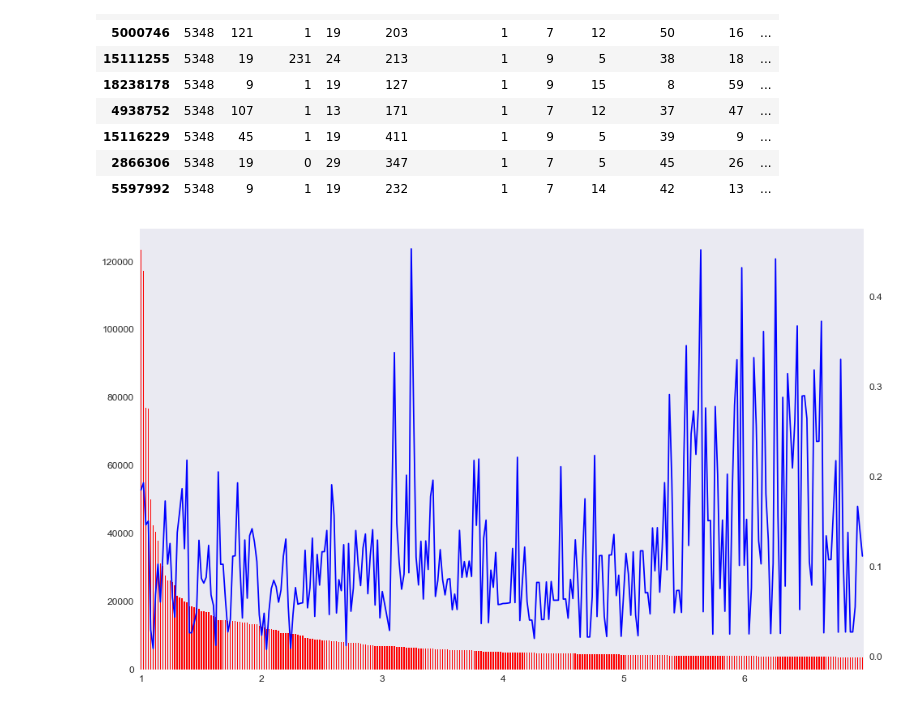
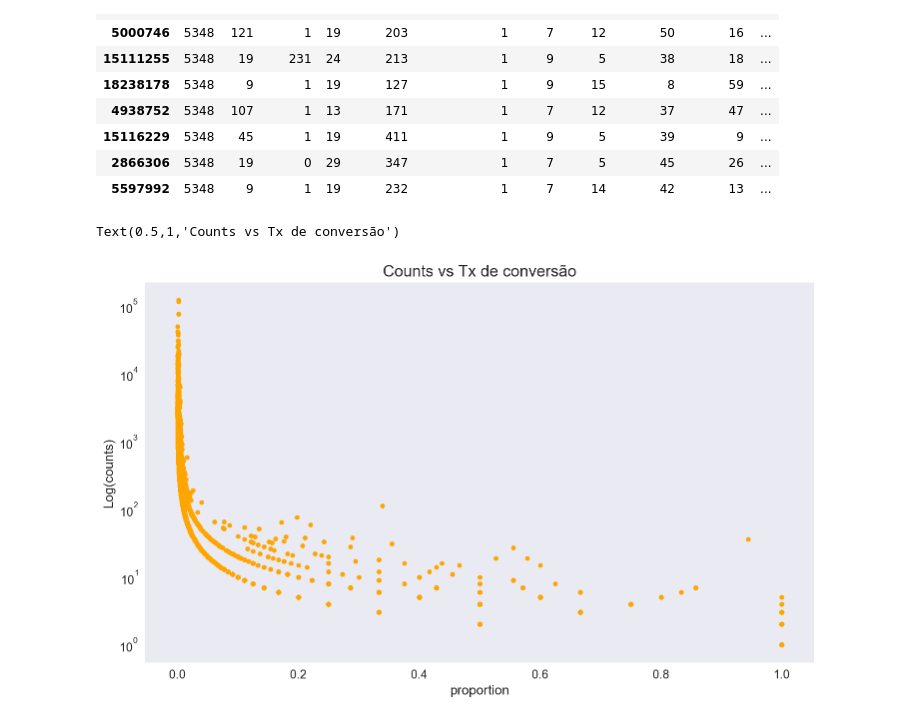
Before and after one commit to rgriva/Kaggle, a Jupyter notebook: EDA-A.ipynb, the cells around one changed output. Saved outputs shown, nothing was run; the diff lists cells and outputs as text; code cells hidden in the pictures.

Commit message:
Resolvido o problema do gráfico. Análise feita até o graf. do num de cliques vs prop de download

```diff
--- a/EDA-A.ipynb
+++ b/EDA-A.ipynb
@@ -200,22 +202,17 @@ train_ip[:10]
 | 2866306 | 5348 | 19 | 0 | 29 | 347 | 1 | 7 | 5 | 45 | 26 | ... |
 | 5597992 | 5348 | 9 | 1 | 19 | 232 | 1 | 7 | 14 | 42 | 13 | ... |
 # %%
-#Gráfico com problemas
 
 clicks = train_ip[['ip','counts']].groupby('ip', as_index=False).mean().sort_values('counts', ascending=False)
 downl = train_ip[['ip', 'is_attributed']].groupby('ip', as_index=False).count().sort_values('is_attributed', ascending=False)
 
 clicks = clicks.merge(downl, on='ip', how='left')
-clicks['proportion'] = 100*clicks['is_attributed']/clicks['counts']
+clicks['proportion'] = clicks['is_attributed']/clicks['counts']
+clicks = clicks[['proportion', 'counts']]
 
-
-fig, axs = plt.subplots(figsize=(16,10))
-
-
-ax = clicks.counts[:300].plot(kind='bar', color='r', ax=axs)
-ax.xaxis.set_major_locator(plt.MaxNLocator(6))
-
-ax1 = clicks.proportion[:300].plot(kind='line', color='b', ax=axs, secondary_y=True)
-ax1.xaxis.set_major_locator(plt.MaxNLocator(6))
+g1 = clicks.plot(kind='scatter', x='proportion', y='counts', color='orange', figsize=(12,7), logy=True)
+g1.set_ylabel('Log(counts)')
+g1.set_title('Counts vs Tx de conversão', fontsize=16)
 # %% [output]
+Text(0.5,1,'Counts vs Tx de conversão')
-[figure, old version]
+[figure, new version]
```
Also changed, not shown: parts of 5 cells of this notebook.
